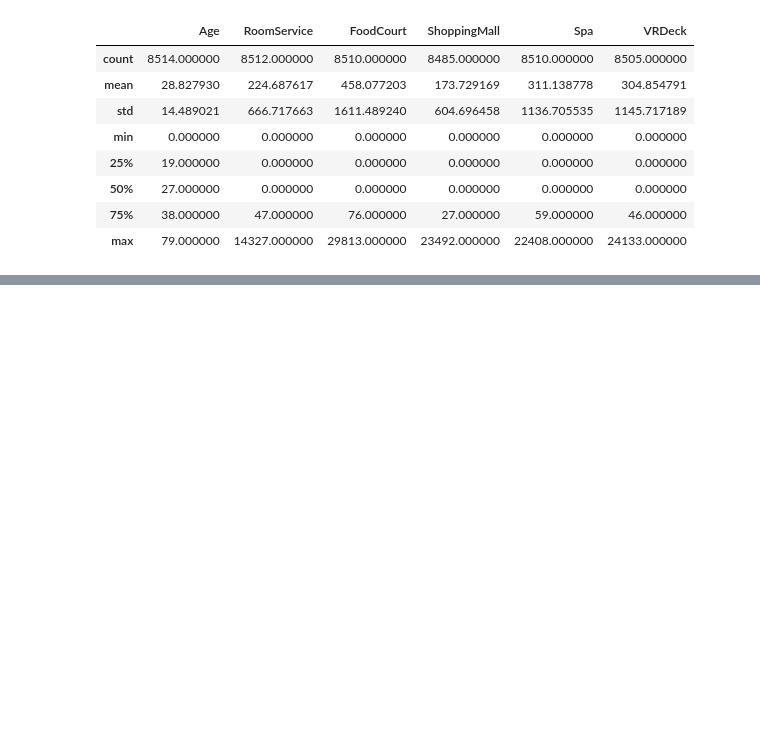
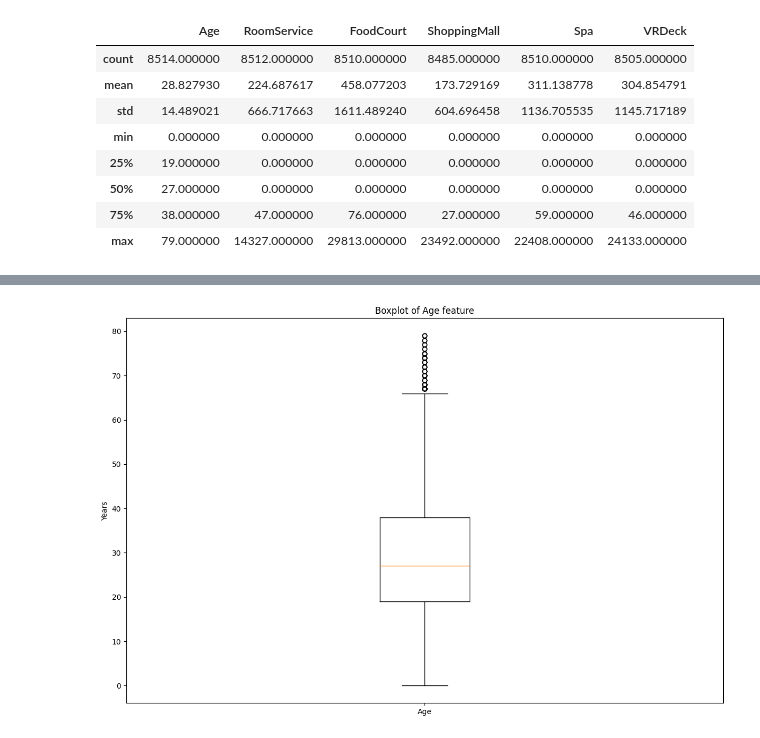
Before and after one commit to Rubic31/spaceship-titanic-project, a Jupyter notebook: end-to-end-spaceship-titanic.ipynb, the cells around one changed output, grey strips where cells are left out. Drawn from its saved outputs; the diff is of its cells as text; code cells hidden in the pictures; blank space fills up the shorter version.

```diff
--- a/end-to-end-spaceship-titanic.ipynb
+++ b/end-to-end-spaceship-titanic.ipynb
@@ -139,0 +320,11 @@ df.describe()
+# %%
+fig, ax = plt.subplots(figsize=(12, 8))
+
+ax.boxplot(df[df['Age'].notnull()]['Age'])
+ax.set_xticklabels(['Age'])
+ax.set(title="Boxplot of Age feature", ylabel="Years")
+plt.tight_layout()  # Adjust the spacing between subplots
+
+plt.show()  # Display the figure
+# %% [output]
+[figure, added]
```
Also changed, not shown: parts of 69 cells of this notebook.
